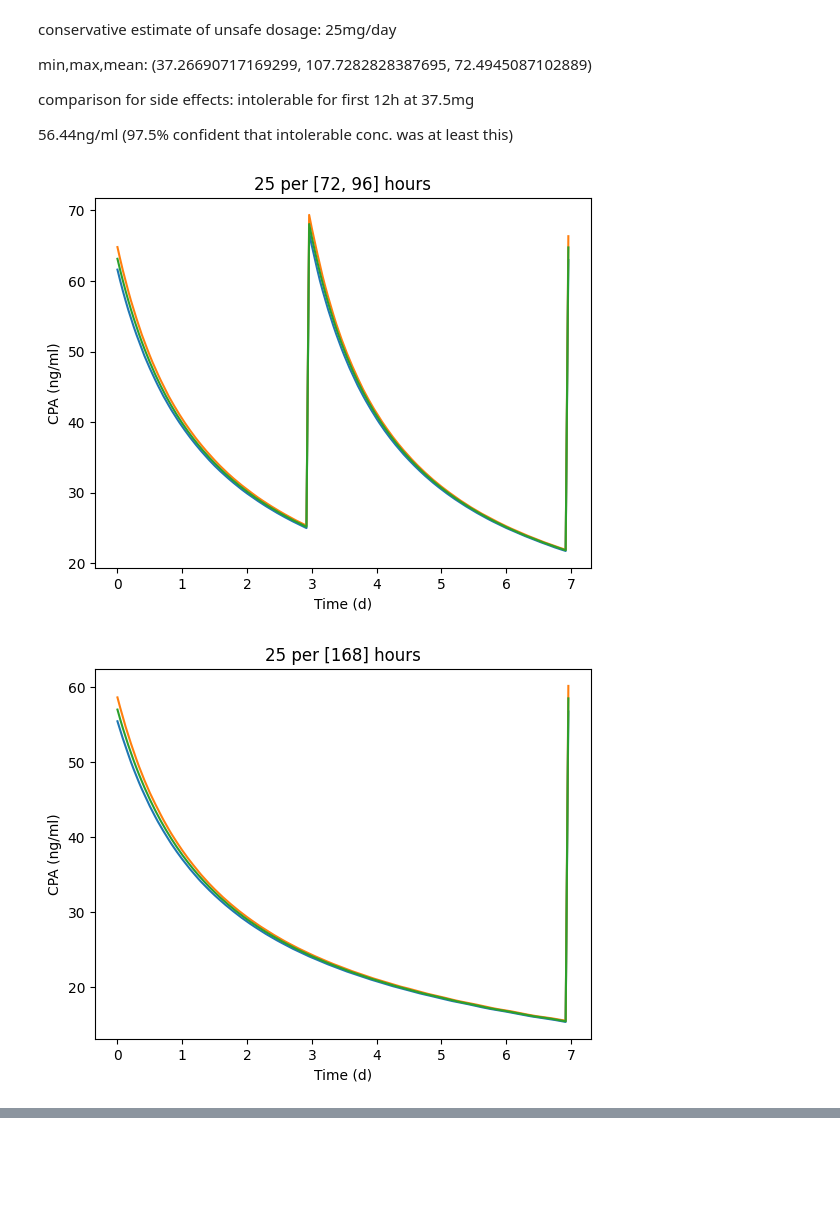
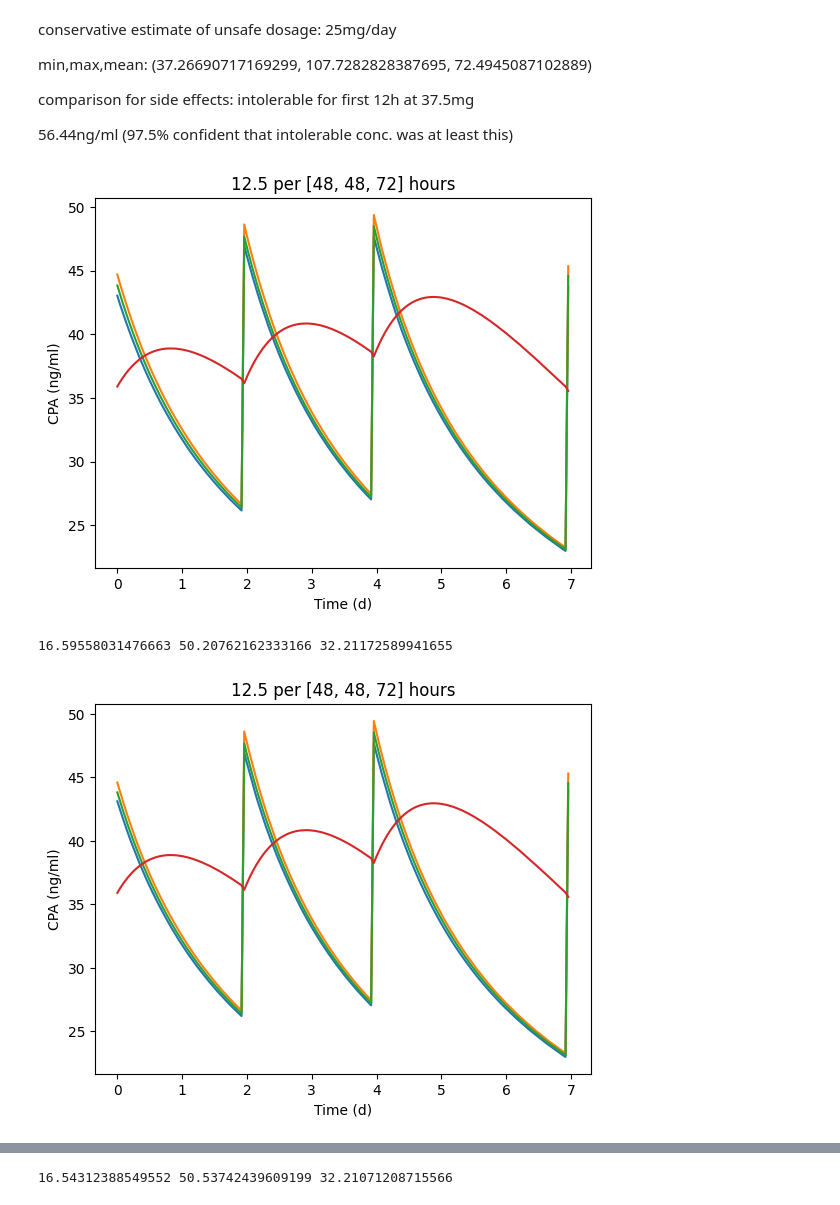
Before and after one commit to Estelle900/HRTMonteCarlo, a Jupyter notebook: HRT Monte Carlo.ipynb, the cells around one changed output, grey strips where cells are left out. Drawn from its saved outputs; the diff is of its cells as text; code cells hidden in the pictures; blank space fills up the shorter version.

Commit message:
Added CPA metabolite, E2 E1 E1S diff eqns

```diff
--- a/HRT Monte Carlo.ipynb
+++ b/HRT Monte Carlo.ipynb
@@ -119,3 +107,18 @@ def simulate(dose,intervals,plot=True):
+# %%
+def cpa_metabolite(cpa_arr):
+    r = [0]
+    for i in range(1,len(cpa_arr)):
+        delta_cpa=max(cpa_arr[i-1]-cpa_arr[i],0)
+        const = math.log(.5)/24/3
+        def drdt(cpa_m):
+            #t is in [0,1]
+            return cpa_m*const+delta_cpa
+        r1=drdt(r[-1]) #RK4
+        r2=drdt(r[-1]+r1*0.5)
+        r3=drdt(r[-1]+r2*0.5)
+        r4=drdt(r[-1]+r3)
+        r.append(r[-1]+(r1+r2*2+r3*2+r4)/6)
+    return r
 # %% [markdown]
 conservative estimate of unsafe dosage: 25mg/day
 
@@ -143,15 +144,35 @@ def check(dose,intervals,steady=False):
+# %%
+def check(dose,intervals,steady=False):
+    r=sum(intervals)
+    checker=[]
+    for i in range(100):
+        m,l=simulate(dose,intervals.copy(),plot=(not steady))
+        checker.append(l)
+    if steady:
+        plt.plot(np.arange(r)/24,np.percentile(checker,5,axis=0)[-r:])
+        plt.plot(np.arange(r)/24,np.percentile(checker,95,axis=0)[-r:])
+        plt.plot(np.arange(r)/24,np.mean(checker,axis=0)[-r:])
+        plt.plot(np.arange(r)/24,cpa_metabolite(np.mean(checker,axis=0))[-r:])
+    plt.xlabel('Time (d)')
+    plt.ylabel('CPA (ng/ml)')
+    plt.title(str(dose)+' per '+str(intervals)+' hours')
+    plt.show()
+    print(np.min(checker),np.max(checker),np.mean(checker))
+check(12.5,[48,48,72],steady=True)
+# %% [output]
+[figure, added]
+16.59558031476663 50.20762162333166 32.21172589941655
 # %%
 #25 every 3-4 days, side effects ;-;
-check(25,[72,96],steady=True)
+#check(25,[72,96],steady=True)
 
 #25/week, too variable
-check(25,[7*24],steady=True)
+#check(25,[7*24],steady=True)
 
 #12.5/3-4 days?
-check(12.5,[72,96],steady=True)
+#check(12.5,[72,96],steady=True)
 
-#12.5/2 days (current)
-check(12.5,[48],steady=True)
+#12.5/2-3 days (current)
+check(12.5,[48,48,72],steady=True)
 # %% [output]
-[figure, old version]
+[figure, new version]
-[figure, removed]
@@ -159,0 +179 @@ check(12.5,[48],steady=True)
+16.54312388549552 50.53742439609199 32.21071208715566
```
Also changed, not shown: parts of 10 cells of this notebook.
